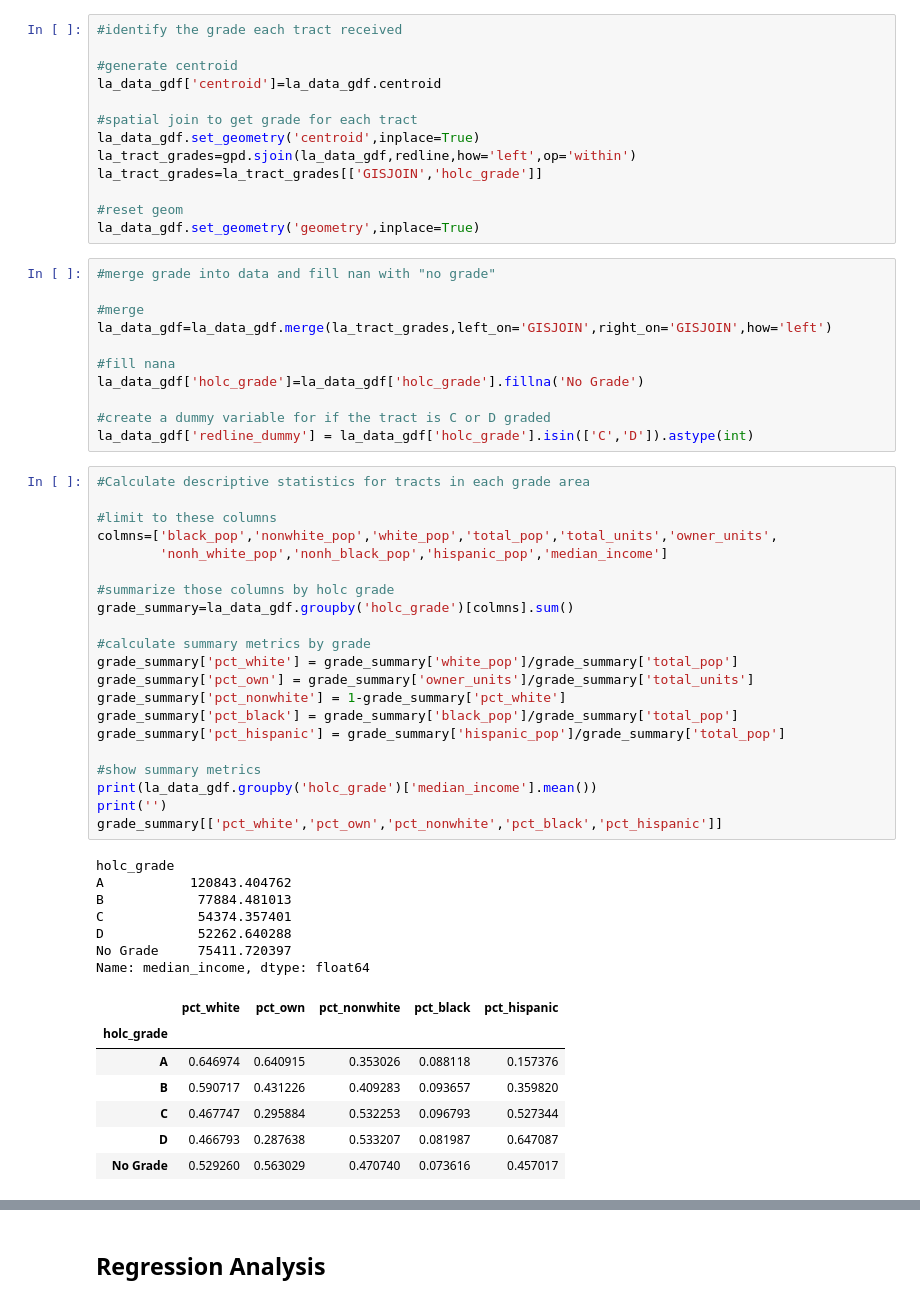
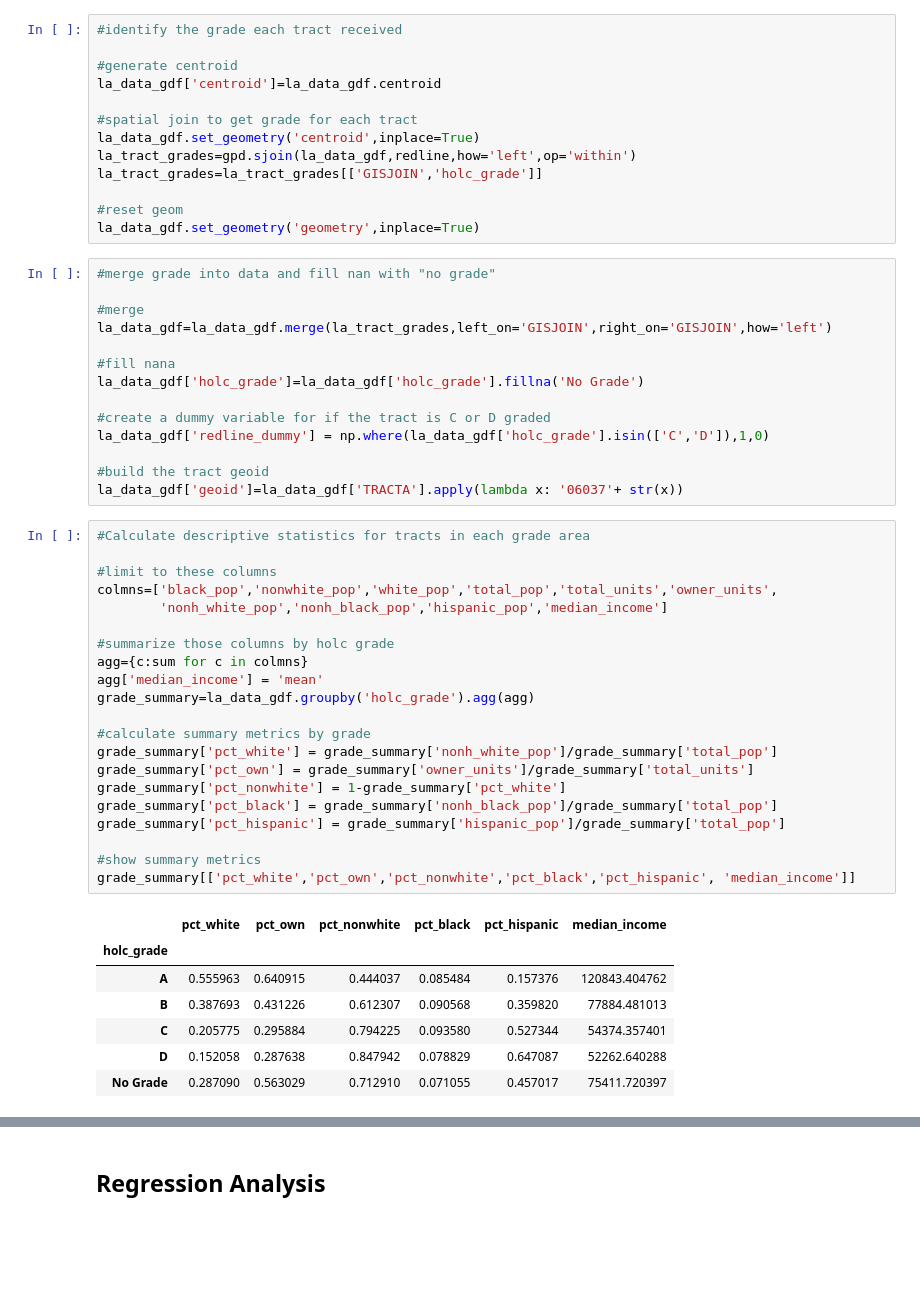
Before and after one commit to pmannino5/LA_Redlining_CRA, a Jupyter notebook: Multivariate Stats_Redlining.ipynb, the cells around one changed output, grey strips where cells are left out. Saved outputs shown, nothing was run; the diff lists cells and outputs as text; blank space fills up the shorter version.

```diff
--- a/Multivariate Stats_Redlining.ipynb
+++ b/Multivariate Stats_Redlining.ipynb
@@ -457,41 +476,37 @@ la_data_gdf=la_data_gdf.merge(la_tract_grades,left_on='GISJOIN',right_on='GISJOI
 la_data_gdf['holc_grade']=la_data_gdf['holc_grade'].fillna('No Grade')
 
 #create a dummy variable for if the tract is C or D graded
-la_data_gdf['redline_dummy'] = la_data_gdf['holc_grade'].isin(['C','D']).astype(int)
+la_data_gdf['redline_dummy'] = np.where(la_data_gdf['holc_grade'].isin(['C','D']),1,0)
+
+#build the tract geoid
+la_data_gdf['geoid']=la_data_gdf['TRACTA'].apply(lambda x: '06037'+ str(x))
 # %%
 #Calculate descriptive statistics for tracts in each grade area
 
 #limit to these columns
 colmns=['black_pop','nonwhite_pop','white_pop','total_pop','total_units','owner_units',
         'nonh_white_pop','nonh_black_pop','hispanic_pop','median_income']
 
 #summarize those columns by holc grade
-grade_summary=la_data_gdf.groupby('holc_grade')[colmns].sum()
+agg={c:sum for c in colmns}
+agg['median_income'] = 'mean'
+grade_summary=la_data_gdf.groupby('holc_grade').agg(agg)
 
 #calculate summary metrics by grade
-grade_summary['pct_white'] = grade_summary['white_pop']/grade_summary['total_pop']
+grade_summary['pct_white'] = grade_summary['nonh_white_pop']/grade_summary['total_pop']
 grade_summary['pct_own'] = grade_summary['owner_units']/grade_summary['total_units']
 grade_summary['pct_nonwhite'] = 1-grade_summary['pct_white']
-grade_summary['pct_black'] = grade_summary['black_pop']/grade_summary['total_pop']
+grade_summary['pct_black'] = grade_summary['nonh_black_pop']/grade_summary['total_pop']
 grade_summary['pct_hispanic'] = grade_summary['hispanic_pop']/grade_summary['total_pop']
 
 #show summary metrics
-print(la_data_gdf.groupby('holc_grade')['median_income'].mean())
-print('')
-grade_summary[['pct_white','pct_own','pct_nonwhite','pct_black','pct_hispanic']]
+grade_summary[['pct_white','pct_own','pct_nonwhite','pct_black','pct_hispanic', 'median_income']]
 # %% [output]
-holc_grade
-A           120843.404762
-B            77884.481013
-C            54374.357401
-D            52262.640288
-No Grade     75411.720397
-Name: median_income, dtype: float64
-|  | pct_white | pct_own | pct_nonwhite | pct_black | pct_hispanic |
-| holc_grade |  |  |  |  |  |
-| A | 0.646974 | 0.640915 | 0.353026 | 0.088118 | 0.157376 |
-| B | 0.590717 | 0.431226 | 0.409283 | 0.093657 | 0.359820 |
-| C | 0.467747 | 0.295884 | 0.532253 | 0.096793 | 0.527344 |
-| D | 0.466793 | 0.287638 | 0.533207 | 0.081987 | 0.647087 |
-| No Grade | 0.529260 | 0.563029 | 0.470740 | 0.073616 | 0.457017 |
+|  | pct_white | pct_own | pct_nonwhite | pct_black | pct_hispanic | median_income |
+| holc_grade |  |  |  |  |  |  |
+| A | 0.555963 | 0.640915 | 0.444037 | 0.085484 | 0.157376 | 120843.404762 |
+| B | 0.387693 | 0.431226 | 0.612307 | 0.090568 | 0.359820 | 77884.481013 |
+| C | 0.205775 | 0.295884 | 0.794225 | 0.093580 | 0.527344 | 54374.357401 |
+| D | 0.152058 | 0.287638 | 0.847942 | 0.078829 | 0.647087 | 52262.640288 |
+| No Grade | 0.287090 | 0.563029 | 0.712910 | 0.071055 | 0.457017 | 75411.720397 |
 # %% [markdown]
```
Also changed, not shown: parts of 26 cells of this notebook.
